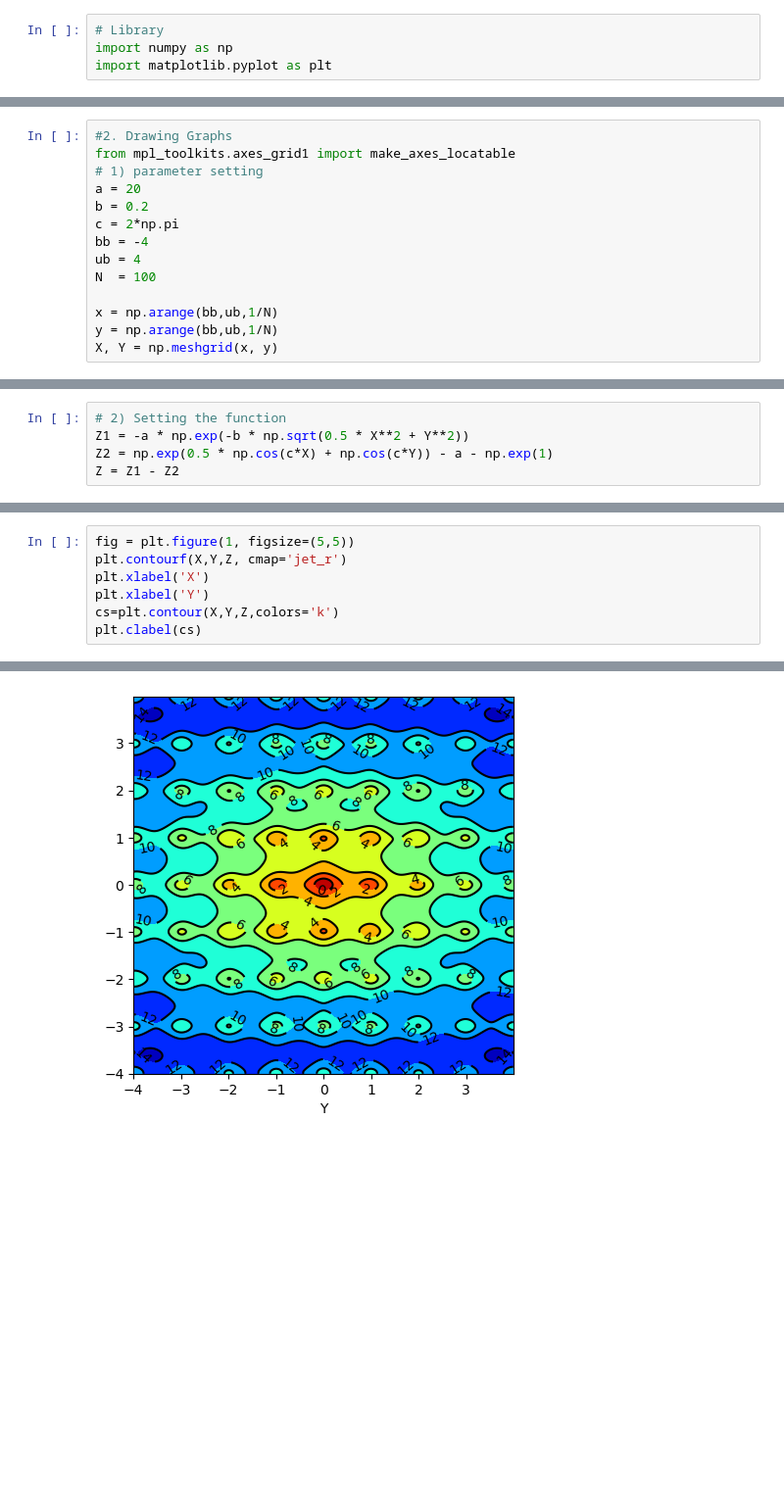
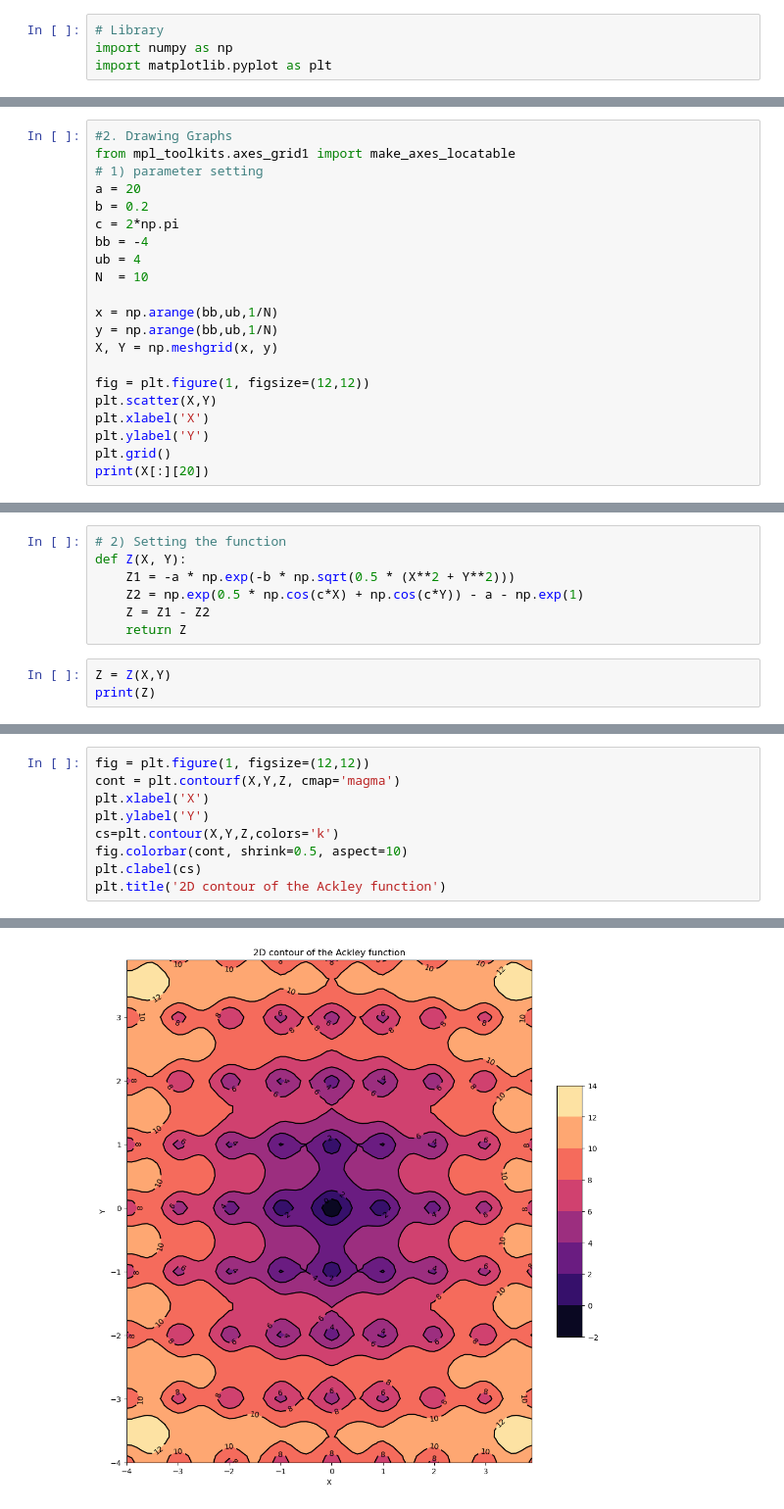
Before and after one commit to boyeon-kim/23-01-CSE5004, a Jupyter notebook: HW1/Python_HW1_byKIM.ipynb, the cells around one changed output, grey strips where cells are left out. Shown: that part at 98% size. Cells and saved outputs as stored; diff of their text form; blank space fills up the shorter version.

```diff
--- a/HW1/Python_HW1_byKIM.ipynb
+++ b/HW1/Python_HW1_byKIM.ipynb
@@ -111,8 +104,15 @@ b = 0.2
 c = 2*np.pi
 bb = -4
 ub = 4
-N  = 100
+N  = 10
 
 x = np.arange(bb,ub,1/N)
 y = np.arange(bb,ub,1/N)
 X, Y = np.meshgrid(x, y)
+
+fig = plt.figure(1, figsize=(12,12))
+plt.scatter(X,Y)
+plt.xlabel('X')
+plt.ylabel('Y')
+plt.grid()
+print(X[:][20])
@@ -119,5 +141,10 @@ X, Y = np.meshgrid(x, y)
 # %%
 # 2) Setting the function
-Z1 = -a * np.exp(-b * np.sqrt(0.5 * X**2 + Y**2))
-Z2 = np.exp(0.5 * np.cos(c*X) + np.cos(c*Y)) - a - np.exp(1)
-Z = Z1 - Z2
+def Z(X, Y):
+    Z1 = -a * np.exp(-b * np.sqrt(0.5 * (X**2 + Y**2)))
+    Z2 = np.exp(0.5 * np.cos(c*X) + np.cos(c*Y)) - a - np.exp(1)
+    Z = Z1 - Z2
+    return Z
+# %%
+Z = Z(X,Y)
+print(Z)
@@ -124,8 +165,10 @@ Z = Z1 - Z2
 # %%
-fig = plt.figure(1, figsize=(5,5))
-plt.contourf(X,Y,Z, cmap='jet_r')
+fig = plt.figure(1, figsize=(12,12))
+cont = plt.contourf(X,Y,Z, cmap='magma')
 plt.xlabel('X')
-plt.xlabel('Y')
+plt.ylabel('Y')
 cs=plt.contour(X,Y,Z,colors='k')
+fig.colorbar(cont, shrink=0.5, aspect=10)
 plt.clabel(cs)
+plt.title('2D contour of the Ackley function')
 # %% [output]
@@ -133 +176 @@ plt.clabel(cs)
-[figure, old version]
+[figure, new version]
```
Also changed, not shown: parts of 12 cells of this notebook, 2 other files.
